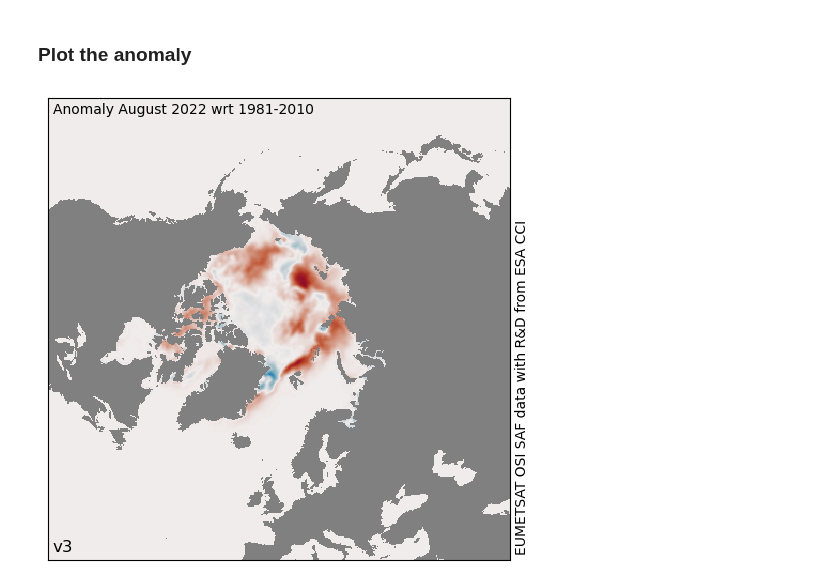
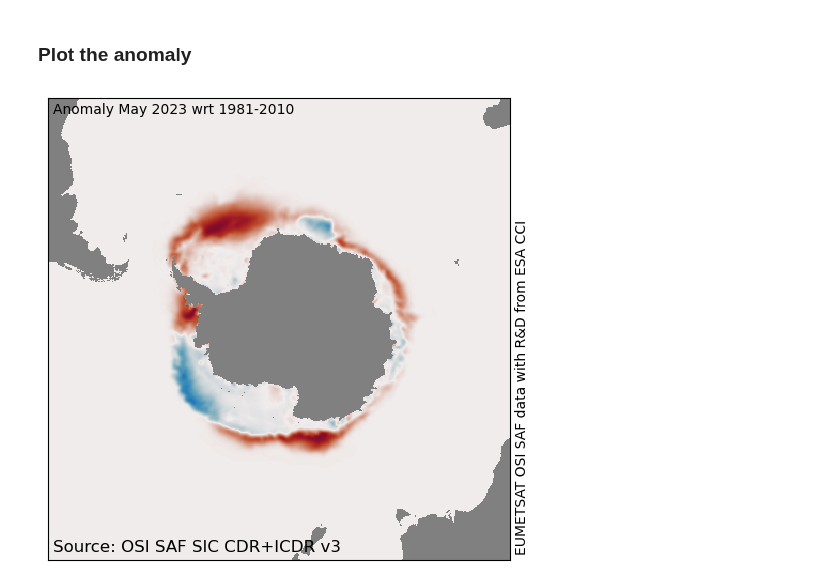
Before and after one commit to TomLav/snippets, a Jupyter notebook: Monthly Sea Ice Concentration Anomalies.ipynb, the cells around one changed output. Cells and saved outputs as stored; diff of their text form; code cells hidden in the pictures.

```diff
--- a/Monthly Sea Ice Concentration Anomalies.ipynb
+++ b/Monthly Sea Ice Concentration Anomalies.ipynb
@@ -15,6 +15,6 @@ Configuration of the run
 # %%
-dt = date(2022,8,12)
-area = 'nh'
+dt = date(2023,5,12)
+area = 'sh'
 outdir = '.'
 indirs = None
 
@@ -26,11 +26,12 @@ fn_patt = 'ice_conc_{a:}_ease2-250_{c:}_{d:%Y%m}.nc'
 fn_patt_src = {'cdr': 'cdr-v3p0', 'icdr': 'icdr-v3p0', 'icdrft': 'icdrft-v3p0'}
 
 if indirs is None:
-    inpdir = 'https://thredds.met.no/thredds/dodsC/metusers/thomasl/OSISAF_SICCDRv3_monthly_test/'
+    inpdir_cdr = 'https://thredds.met.no/thredds/dodsC/osisaf/met.no/reprocessed/ice/conc_450a_files/monthly/'
+    inpdir_icdr = 'https://thredds.met.no/thredds/dodsC/osisaf/met.no/reprocessed/ice/conc_cra_files/monthly/'
     # access through THREDDS/OpenDAP
-    sources = {'cdr':inpdir,
-              'icdr':inpdir,
-              'icdrft':inpdir}
+    sources = {'cdr':inpdir_cdr,
+              'icdr':inpdir_icdr,
+              'icdrft':inpdir_icdr}
     jsond = json.dumps(sources, sort_keys=True, indent=4)
 else:
     # load json file with path to input directories (if the daily SIC files are downloaded to a local disk)
@@ -98,6 +105,6 @@ def reconstruct_sic(ds):
     return ds
 # %%
 # compute climatological average
-climo_ds = xr.open_mfdataset(climo_fns)
+climo_ds = xr.open_mfdataset(climo_fns, engine='netcdf4')
 climo_ds = reconstruct_sic(climo_ds)
 climo_mean = climo_ds.mean(dim="time", keep_attrs=True)
@@ -108,23 +111,27 @@ month_ds = reconstruct_sic(month_ds)
+# %%
+# read monthly mean field
+month_ds = xr.open_dataset(fn, engine='netcdf4')
+month_ds = reconstruct_sic(month_ds)
 # %%
 # compute climatological anomaly
 month_anomaly = month_ds - climo_mean
-# %% [markdown]
-### Plot the anomaly
+# %% [markdown]
+### Plot the anomaly
 # %%
 from matplotlib import pylab as plt
 from cmocean import cm
 
 cmap = copy(cm.balance_r)
 cmap.set_bad('grey')
 
 fig, ax = plt.subplots(figsize=(10,6))
 ax.imshow(month_anomaly['ice_conc'][0].to_masked_array(),
           interpolation='none', vmin=-100, vmax=+100, cmap=cmap)
 ax.set_xticks([])
 ax.set_yticks([])
 ax.text(0.01,0.99,'Anomaly {:%B %Y} wrt {}-{}'.format(dt, *climo), va='top', transform=ax.transAxes)
 ax.text(1.01,0.01,'EUMETSAT OSI SAF data with R&D from ESA CCI', rotation=90, ha='left', va='bottom', transform=ax.transAxes)
-ax.text(0.01,0.01,'v3', fontsize=12, va='bottom', transform=ax.transAxes)
+ax.text(0.01,0.01,'Source: OSI SAF SIC CDR+ICDR v3', fontsize=12, va='bottom', transform=ax.transAxes)
 plt.show()
 # %% [output]
-[figure, old version]
+[figure, new version]
```
Also changed, not shown: parts of 16 cells of this notebook.
